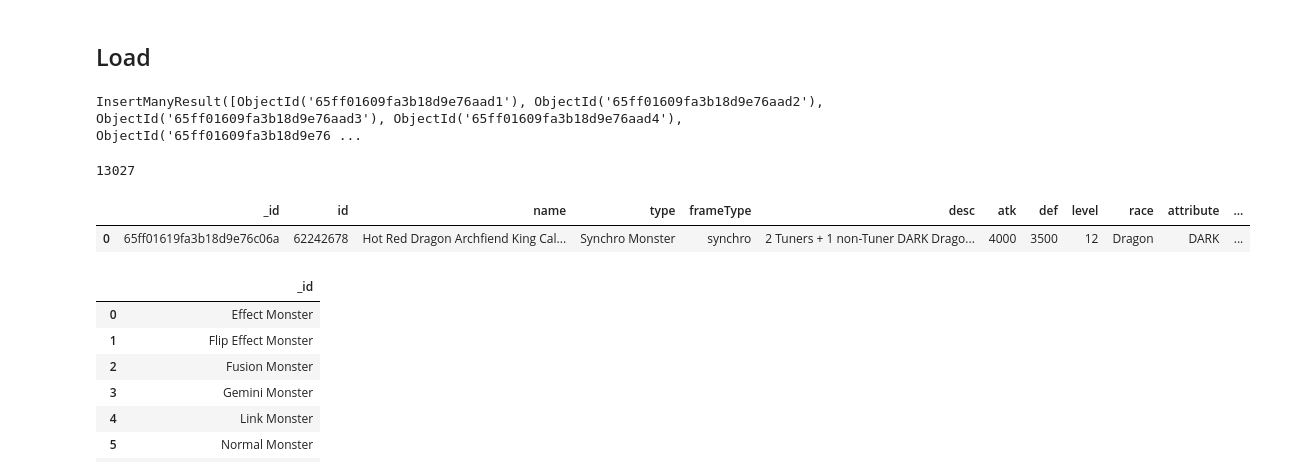
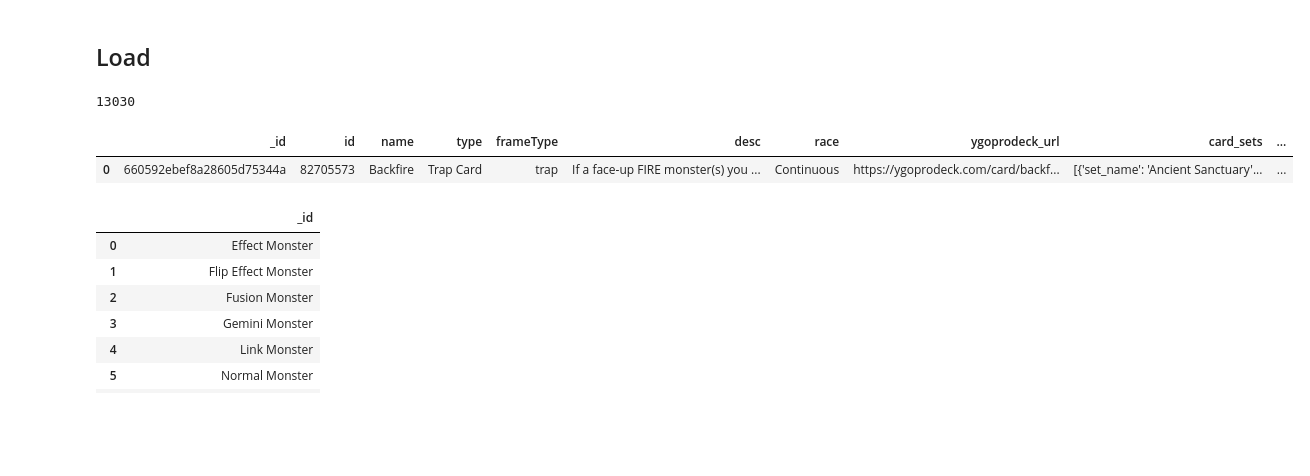
Before and after one commit to rportm/nosql_project, a Jupyter notebook: main_report.ipynb, the cells around one changed output. Drawn from its saved outputs; the diff is of its cells as text; code cells hidden in the pictures; blank space fills up the shorter version.

```diff
--- a/main_report.ipynb
+++ b/main_report.ipynb
@@ -22,7 +30,7 @@ from IPython.display import display, Image
 pd.set_option('display.max_rows', 500)
 # %%
 API_URL = "https://db.ygoprodeck.com/api/v7/cardinfo.php?misc=yes"
-CNX_STR = "mongodb+srv://robinportmann:xzm5S5GHAsMvENLf@cluster0.fnpcqfg.mongodb.net/?retryWrites=true&w=majority&appName=Cluster0"
+CNX_STR = "mongodb://localhost:27017"
 # %% [markdown]
 Information: API rate limit is 20 requests per second
 # %% [markdown]
@@ -30,10 +42,14 @@ Information: API rate limit is 20 requests per second
 # %% [markdown]
 ## DB Setup
 # %%
-client = pymongo.MongoClient(CNX_STR, tlsCAFile=certifi.where())
+# connect to the database
+client = pymongo.MongoClient(CNX_STR)
+
+# specify db and collections
 db = client["ygo_cards"]
 cards = db["card_info"]
 images = db['card_images']
+card_sets = db['card_sets']
 
 # Send a ping to confirm a successful connection
 try:
@@ -115,26 +143,23 @@ display(Image(data=image))
 # %% [markdown]
 ## Load
 # %%
+%%capture
 # we can easily insert the list containing all the data into the database
 cards.insert_many(data['data'])
-# %% [output]
-InsertManyResult([ObjectId('65ff01609fa3b18d9e76aad1'), ObjectId('65ff01609fa3b18d9e76aad2'), ObjectId('65ff01609fa3b18d9e76aad3'), ObjectId('65ff01609fa3b18d9e76aad4'), ObjectId('65ff01609fa3b18d9e76 ...
 # %%
 # check if the data is in the database
 cards.count_documents({})
 # %% [output]
-13027
+13030
 # %%
-cards.find_one()
-
 # show random card
 r = cards.aggregate([
     {"$sample": {"size": 1}}
 ])
 pd.DataFrame(r)
 # %% [output]
-|  | _id | id | name | type | frameType | desc | atk | def | level | race | attribute | ... |
-| 0 | 65ff01619fa3b18d9e76c06a | 62242678 | Hot Red Dragon Archfiend King Cal... | Synchro Monster | synchro | 2 Tuners + 1 non-Tuner DARK Drago... | 4000 | 3500 | 12 | Dragon | DARK | ... |
+|  | _id | id | name | type | frameType | desc | race | ygoprodeck_url | card_sets | ... |
+| 0 | 660592ebef8a28605d75344a | 82705573 | Backfire | Trap Card | trap | If a face-up FIRE monster(s) you ... | Continuous | https://ygoprodeck.com/card/backf... | [{'set_name': 'Ancient Sanctuary'... | ... |
 # %%
 # check the different types of card types
 r = cards.aggregate([
```
Also changed, not shown: parts of 49 cells of this notebook, 1 other file.
